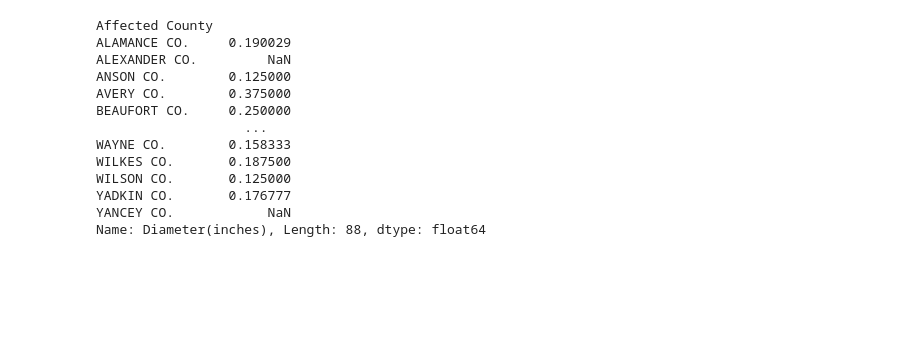
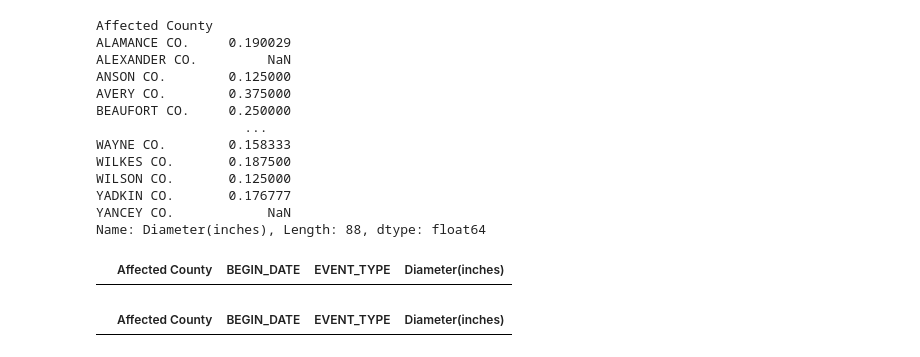
Before and after one commit to 1der4k/Data_Analysis_Project_1, a Jupyter notebook: nc_hail_report.ipynb, the cells around one changed output. Drawn from its saved outputs; the diff is of its cells as text; code cells hidden in the pictures; blank space fills up the shorter version.

```diff
--- a/nc_hail_report.ipynb
+++ b/nc_hail_report.ipynb
@@ -59,0 +66,2 @@ number_of_injuries
+# %%
+no_null_hail_df = nc_hail_df.dropna(how='any')
@@ -92,3 +149,30 @@ WILSON CO.       0.125000
 YADKIN CO.       0.176777
 YANCEY CO.            NaN
 Name: Diameter(inches), Length: 88, dtype: float64
+# %%
+meck_df = no_null_hail_df.loc[nc_hail_df["Diameter(inches)"] == "MECKLENBURG CO.",:]
+cumber_df = no_null_hail_df.loc[nc_hail_df["Diameter(inches)"] == "CUMBERLAND CO.", :]
+wake_df = no_null_hail_df.loc[nc_hail_df["Diameter(inches)"] == "WAKE CO.", :]
+sampson_df = no_null_hail_df.loc[nc_hail_df["Diameter(inches)"] == "SAMPSON CO.", :]
+
+meck_size = meck_df.groupby('Affected County').max()['BEGIN_DATE']
+meck_hail = pd.DataFrame(meck_size)
+
+cumber_size = cumber_df.groupby('Affected County').max()['BEGIN_DATE']
+cumber_hail = pd.DataFrame(cumber_size)
+
+wake_size = wake_df.groupby('Affected County').max()['BEGIN_DATE']
+wake_hail = pd.DataFrame(wake_size)
+
+sampson_size = sampson_df.groupby('Affected County').max()['BEGIN_DATE']
+sampson_hail = pd.DataFrame(sampson_size)
+# %%
+meck_merge = pd.merge(meck_size, no_null_hail_df, on=("Affected County","BEGIN_DATE"),how="left")
+meck_merge
+# %% [output]
+|  | Affected County | BEGIN_DATE | EVENT_TYPE | Diameter(inches) |
+# %%
+forline_df = wake_df.loc[wake_df["Affected County"] == "WAKE CO.",:]
+forline_df
+# %% [output]
+|  | Affected County | BEGIN_DATE | EVENT_TYPE | Diameter(inches) |
```
Also changed, not shown: parts of 10 cells of this notebook.
